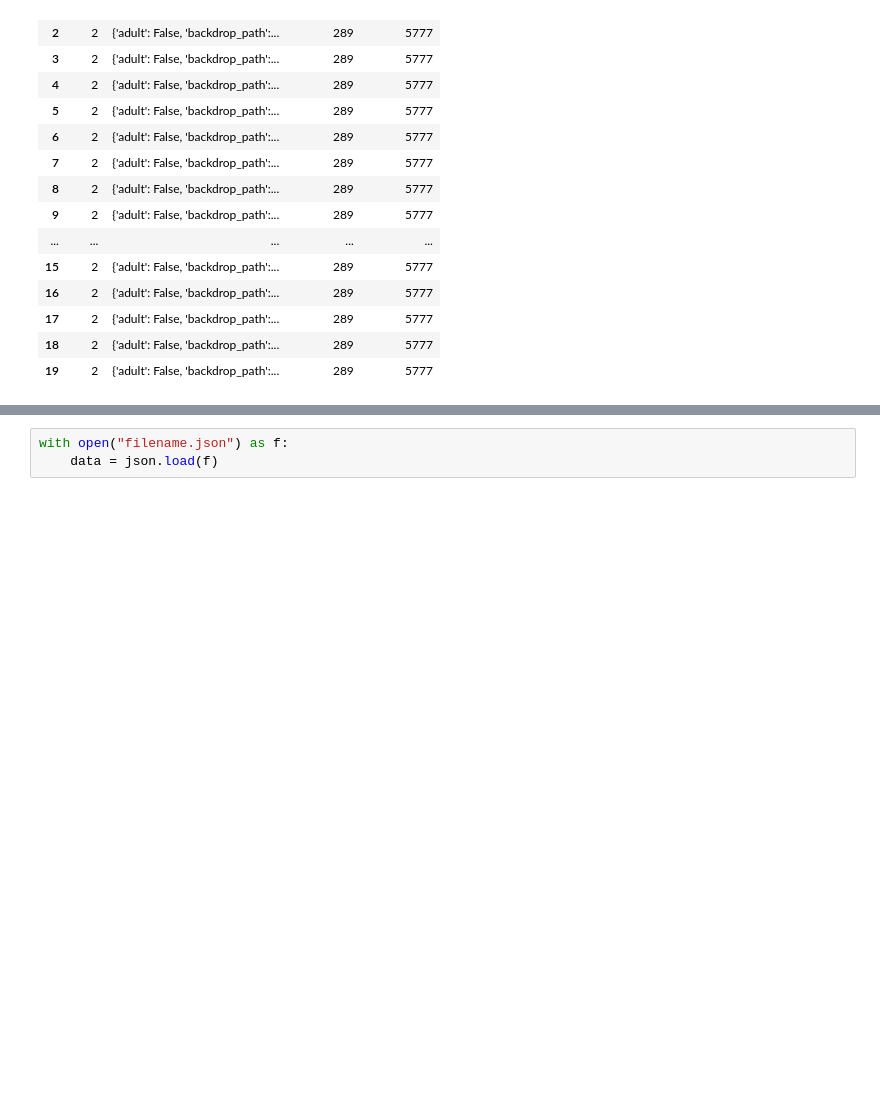
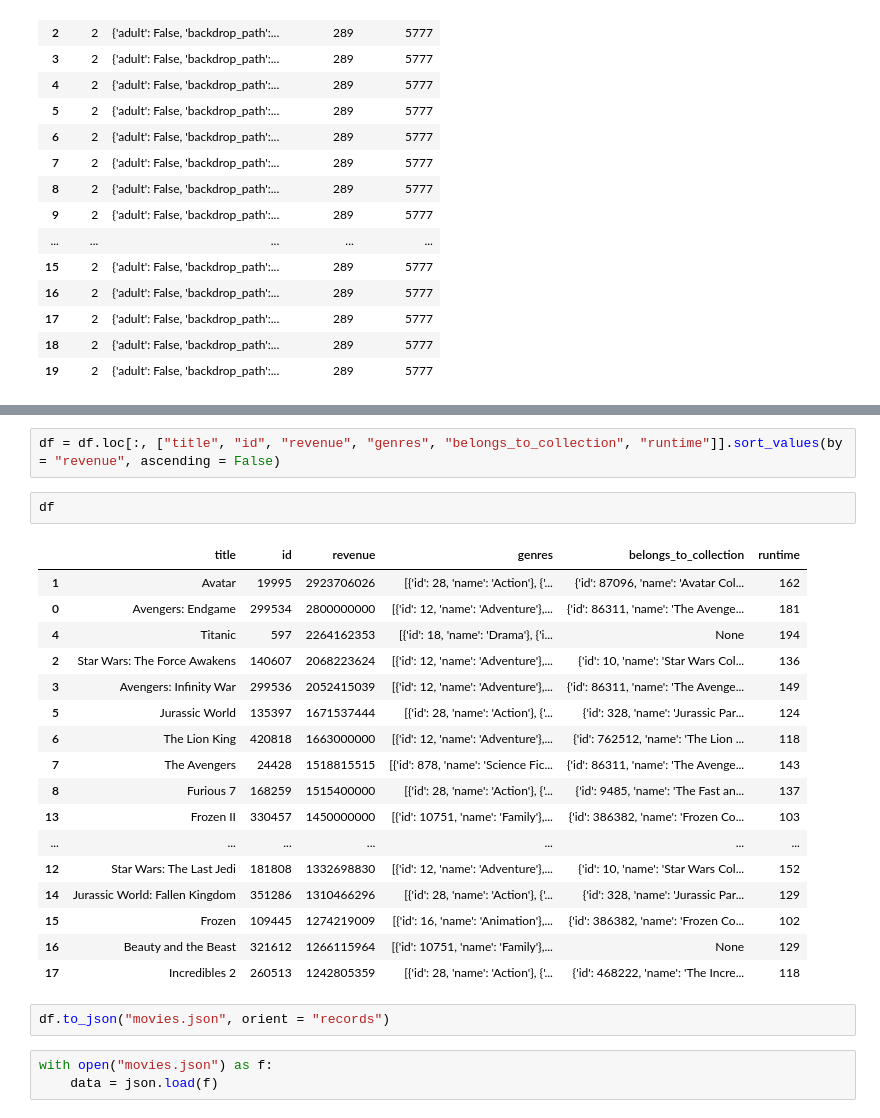
Before and after one commit to Jamal811/Data-Science, a Jupyter notebook: Data-Scince-Projectbase/12-Projects-Data Science course/2 - Project 2 Data Import Working with APIs and JSON Movies Dataset/Project_02_ProjectBrief_blank.ipynb, the cells around one changed output, grey strips where cells are left out. Saved outputs shown, nothing was run; the diff lists cells and outputs as text; blank space fills up the shorter version.

```diff
--- a/Data-Scince-Projectbase/12-Projects-Data Science course/2 - Project 2 Data Import Working with APIs and JSON Movies Dataset/Project_02_ProjectBrief_blank.ipynb
+++ b/Data-Scince-Projectbase/12-Projects-Data Science course/2 - Project 2 Data Import Working with APIs and JSON Movies Dataset/Project_02_ProjectBrief_blank.ipynb
@@ -430,3 +470,27 @@ To load json files you can use
+# %%
+df = df.loc[:, ["title", "id", "revenue", "genres", "belongs_to_collection", "runtime"]].sort_values(by = "revenue", ascending = False)
+# %%
+df
+# %% [output]
+|  | title | id | revenue | genres | belongs_to_collection | runtime |
+| 1 | Avatar | 19995 | 2923706026 | [{'id': 28, 'name': 'Action'}, {'... | {'id': 87096, 'name': 'Avatar Col... | 162 |
+| 0 | Avengers: Endgame | 299534 | 2800000000 | [{'id': 12, 'name': 'Adventure'},... | {'id': 86311, 'name': 'The Avenge... | 181 |
+| 4 | Titanic | 597 | 2264162353 | [{'id': 18, 'name': 'Drama'}, {'i... | None | 194 |
+| 2 | Star Wars: The Force Awakens | 140607 | 2068223624 | [{'id': 12, 'name': 'Adventure'},... | {'id': 10, 'name': 'Star Wars Col... | 136 |
+| 3 | Avengers: Infinity War | 299536 | 2052415039 | [{'id': 12, 'name': 'Adventure'},... | {'id': 86311, 'name': 'The Avenge... | 149 |
+| 5 | Jurassic World | 135397 | 1671537444 | [{'id': 28, 'name': 'Action'}, {'... | {'id': 328, 'name': 'Jurassic Par... | 124 |
+| 6 | The Lion King | 420818 | 1663000000 | [{'id': 12, 'name': 'Adventure'},... | {'id': 762512, 'name': 'The Lion ... | 118 |
+| 7 | The Avengers | 24428 | 1518815515 | [{'id': 878, 'name': 'Science Fic... | {'id': 86311, 'name': 'The Avenge... | 143 |
+| 8 | Furious 7 | 168259 | 1515400000 | [{'id': 28, 'name': 'Action'}, {'... | {'id': 9485, 'name': 'The Fast an... | 137 |
+| 13 | Frozen II | 330457 | 1450000000 | [{'id': 10751, 'name': 'Family'},... | {'id': 386382, 'name': 'Frozen Co... | 103 |
+| ... | ... | ... | ... | ... | ... | ... |
+| 12 | Star Wars: The Last Jedi | 181808 | 1332698830 | [{'id': 12, 'name': 'Adventure'},... | {'id': 10, 'name': 'Star Wars Col... | 152 |
+| 14 | Jurassic World: Fallen Kingdom | 351286 | 1310466296 | [{'id': 28, 'name': 'Action'}, {'... | {'id': 328, 'name': 'Jurassic Par... | 129 |
+| 15 | Frozen | 109445 | 1274219009 | [{'id': 16, 'name': 'Animation'},... | {'id': 386382, 'name': 'Frozen Co... | 102 |
+| 16 | Beauty and the Beast | 321612 | 1266115964 | [{'id': 10751, 'name': 'Family'},... | None | 129 |
+| 17 | Incredibles 2 | 260513 | 1242805359 | [{'id': 28, 'name': 'Action'}, {'... | {'id': 468222, 'name': 'The Incre... | 118 |
+# %%
+df.to_json("movies.json", orient = "records")
 # %%
-with open("filename.json") as f:
+with open("movies.json") as f:
     data = json.load(f)
```
Also changed, not shown: parts of 21 cells of this notebook, 1 other file.
